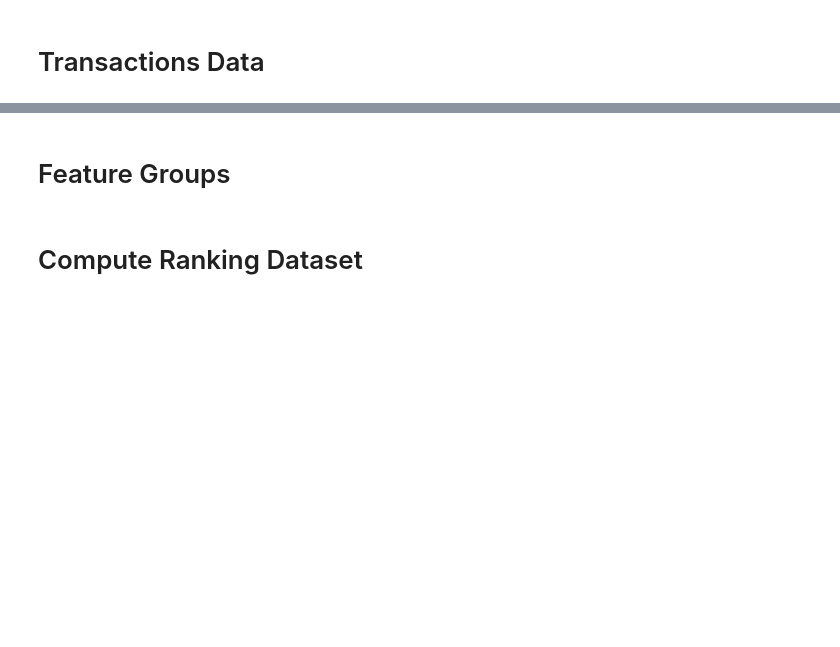
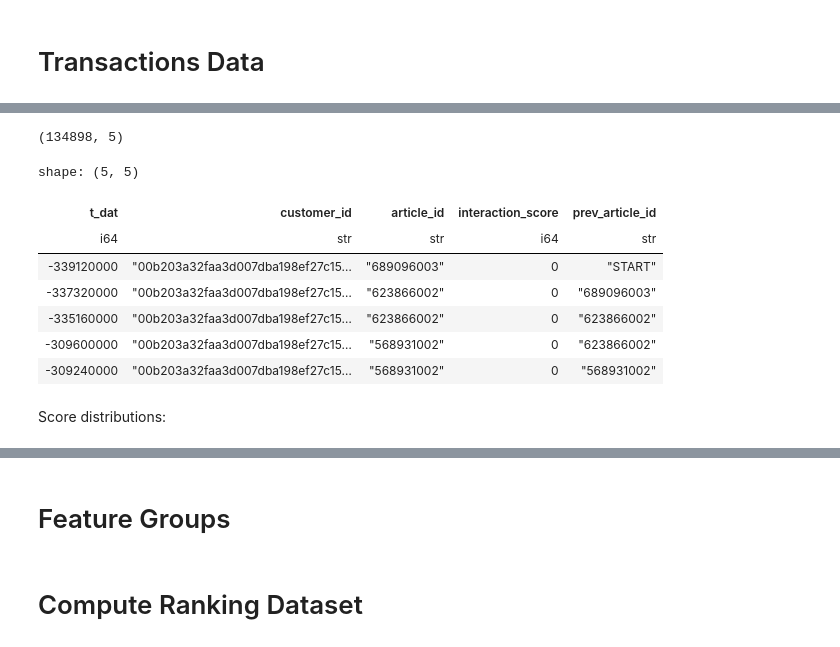
Before and after one commit to Im-Gonzo/GenAI_Custom_Real_Time_Personalized_Recommender, a Jupyter notebook: notebooks/1_feature_computing.ipynb, the cells around one changed output, grey strips where cells are left out. Saved outputs shown, nothing was run; the diff lists cells and outputs as text; code cells hidden in the pictures; blank space fills up the shorter version.

```diff
--- a/notebooks/1_feature_computing.ipynb
+++ b/notebooks/1_feature_computing.ipynb
@@ -175,0 +256,7 @@ customers_df.shape
+# %%
+sampler = DatasetSampler(size=settings.CUSTOMER_DATA_SIZE)
+dataset_subset = sampler.sample(
+    customers_df=customers_df, transactions_df=transactions_df
+)
+customers_df = dataset_subset["customers"]
+transactions_df = dataset_subset["transactions"]
@@ -175,0 +291,18 @@ customers_df.shape
+# %%
+interaction_df = generate_interaction_data(transactions_df)
+interaction_df.shape
+# %% [output]
+(134898, 5)
+# %%
+interaction_df.head()
+# %% [output]
+shape: (5, 5)
+| t_dat | customer_id | article_id | interaction_score | prev_article_id |
+| i64 | str | str | i64 | str |
+| -339120000 | "00b203a32faa3d007dba198ef27c15… | "689096003" | 0 | "START" |
+| -337320000 | "00b203a32faa3d007dba198ef27c15… | "623866002" | 0 | "689096003" |
+| -335160000 | "00b203a32faa3d007dba198ef27c15… | "623866002" | 0 | "623866002" |
+| -309600000 | "00b203a32faa3d007dba198ef27c15… | "568931002" | 0 | "623866002" |
+| -309240000 | "00b203a32faa3d007dba198ef27c15… | "568931002" | 0 | "568931002" |
+# %% [markdown]
+Score distributions:
```
Also changed, not shown: parts of 25 cells of this notebook, 1 other file.
